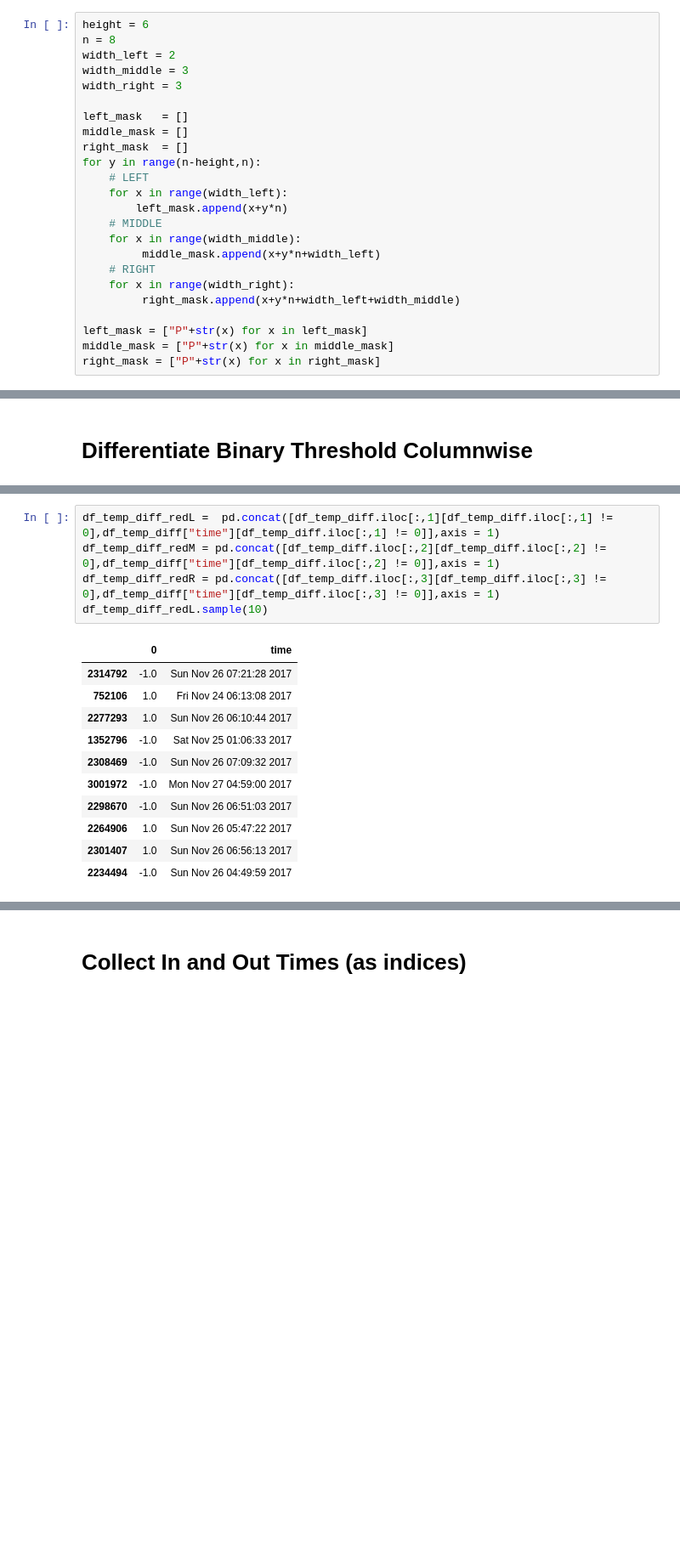
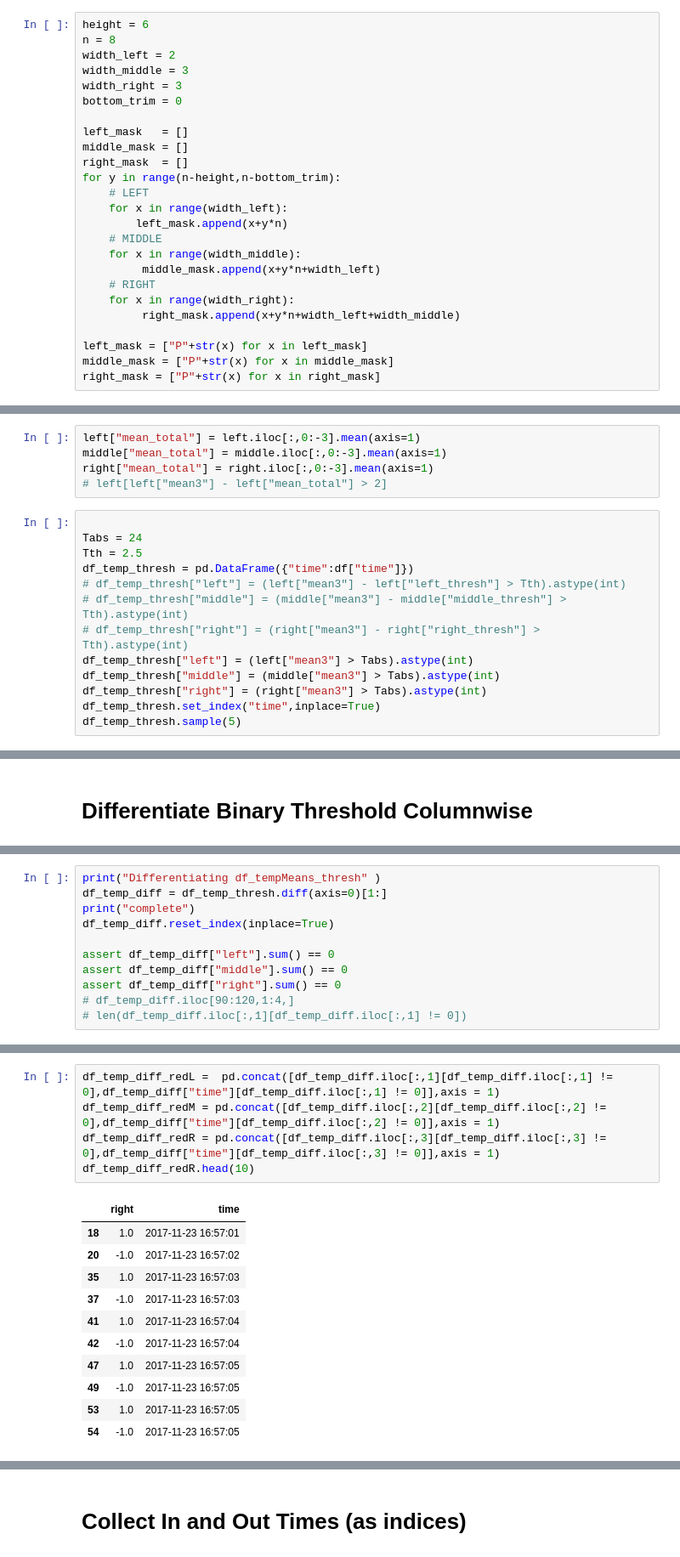
Before and after one commit to bachelor-2020/grideye-testing, a Jupyter notebook: GridEye Experiments.ipynb, the cells around one changed output, grey strips where cells are left out. Shown at 85% size. Drawn from its saved outputs; the diff is of its cells as text; blank space fills up the shorter version.

```diff
--- a/GridEye Experiments.ipynb
+++ b/GridEye Experiments.ipynb
@@ -147,11 +149,12 @@ n = 8
 width_left = 2
 width_middle = 3
 width_right = 3
+bottom_trim = 0
 
 left_mask   = []
 middle_mask = []
 right_mask  = []
-for y in range(n-height,n):
+for y in range(n-height,n-bottom_trim):
     # LEFT
     for x in range(width_left):
         left_mask.append(x+y*n)
@@ -212,0 +339,18 @@ loading pickles
+# %%
+left["mean_total"] = left.iloc[:,0:-3].mean(axis=1)
+middle["mean_total"] = middle.iloc[:,0:-3].mean(axis=1)
+right["mean_total"] = right.iloc[:,0:-3].mean(axis=1)
+# left[left["mean3"] - left["mean_total"] > 2]
+# %%
+
+Tabs = 24
+Tth = 2.5
+df_temp_thresh = pd.DataFrame({"time":df["time"]})
+# df_temp_thresh["left"] = (left["mean3"] - left["left_thresh"] > Tth).astype(int)
+# df_temp_thresh["middle"] = (middle["mean3"] - middle["middle_thresh"] > Tth).astype(int)
+# df_temp_thresh["right"] = (right["mean3"] - right["right_thresh"] > Tth).astype(int)
+df_temp_thresh["left"] = (left["mean3"] > Tabs).astype(int)
+df_temp_thresh["middle"] = (middle["mean3"] > Tabs).astype(int)
+df_temp_thresh["right"] = (right["mean3"] > Tabs).astype(int)
+df_temp_thresh.set_index("time",inplace=True)
+df_temp_thresh.sample(5)
@@ -234,0 +371,11 @@ Name: time, dtype: object
+# %%
+print("Differentiating df_tempMeans_thresh" )
+df_temp_diff = df_temp_thresh.diff(axis=0)[1:]
+print("complete")
+df_temp_diff.reset_index(inplace=True)
+
+assert df_temp_diff["left"].sum() == 0
+assert df_temp_diff["middle"].sum() == 0
+assert df_temp_diff["right"].sum() == 0
+# df_temp_diff.iloc[90:120,1:4,]
+# len(df_temp_diff.iloc[:,1][df_temp_diff.iloc[:,1] != 0])
@@ -235,20 +385,20 @@ Name: time, dtype: object
 # %%
 df_temp_diff_redL =  pd.concat([df_temp_diff.iloc[:,1][df_temp_diff.iloc[:,1] != 0],df_temp_diff["time"][df_temp_diff.iloc[:,1] != 0]],axis = 1)
 df_temp_diff_redM = pd.concat([df_temp_diff.iloc[:,2][df_temp_diff.iloc[:,2] != 0],df_temp_diff["time"][df_temp_diff.iloc[:,2] != 0]],axis = 1)
 df_temp_diff_redR = pd.concat([df_temp_diff.iloc[:,3][df_temp_diff.iloc[:,3] != 0],df_temp_diff["time"][df_temp_diff.iloc[:,3] != 0]],axis = 1)
-df_temp_diff_redL.sample(10)
+df_temp_diff_redR.head(10)
 # %% [output]
-|  | 0 | time |
-| 2314792 | -1.0 | Sun Nov 26 07:21:28 2017 |
-| 752106 | 1.0 | Fri Nov 24 06:13:08 2017 |
-| 2277293 | 1.0 | Sun Nov 26 06:10:44 2017 |
-| 1352796 | -1.0 | Sat Nov 25 01:06:33 2017 |
-| 2308469 | -1.0 | Sun Nov 26 07:09:32 2017 |
-| 3001972 | -1.0 | Mon Nov 27 04:59:00 2017 |
-| 2298670 | -1.0 | Sun Nov 26 06:51:03 2017 |
-| 2264906 | 1.0 | Sun Nov 26 05:47:22 2017 |
-| 2301407 | 1.0 | Sun Nov 26 06:56:13 2017 |
-| 2234494 | -1.0 | Sun Nov 26 04:49:59 2017 |
+|  | right | time |
+| 18 | 1.0 | 2017-11-23 16:57:01 |
+| 20 | -1.0 | 2017-11-23 16:57:02 |
+| 35 | 1.0 | 2017-11-23 16:57:03 |
+| 37 | -1.0 | 2017-11-23 16:57:03 |
+| 41 | 1.0 | 2017-11-23 16:57:04 |
+| 42 | -1.0 | 2017-11-23 16:57:04 |
+| 47 | 1.0 | 2017-11-23 16:57:05 |
+| 49 | -1.0 | 2017-11-23 16:57:05 |
+| 53 | 1.0 | 2017-11-23 16:57:05 |
+| 54 | -1.0 | 2017-11-23 16:57:05 |
 # %%
 df_temp_diff_redL.columns = ["in_out","time"]
 df_temp_diff_redM.columns = ["in_out","time"]
```
Also changed, not shown: parts of 85 cells of this notebook, 6 other files.
